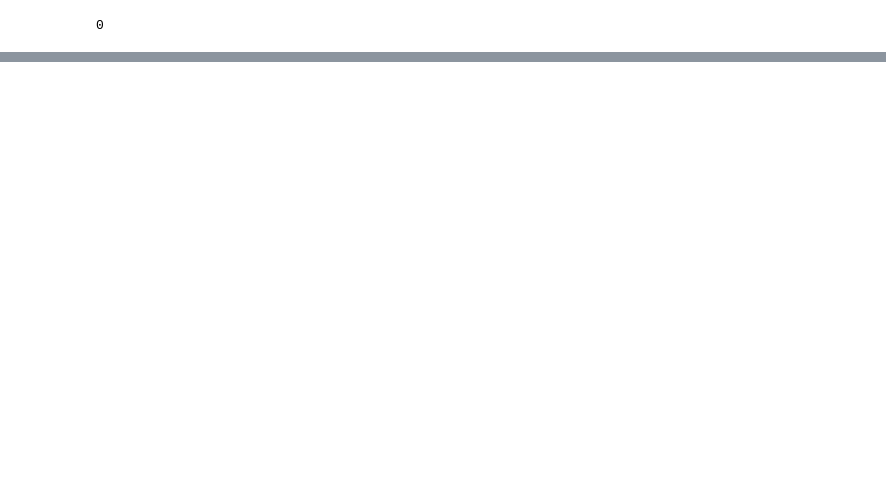
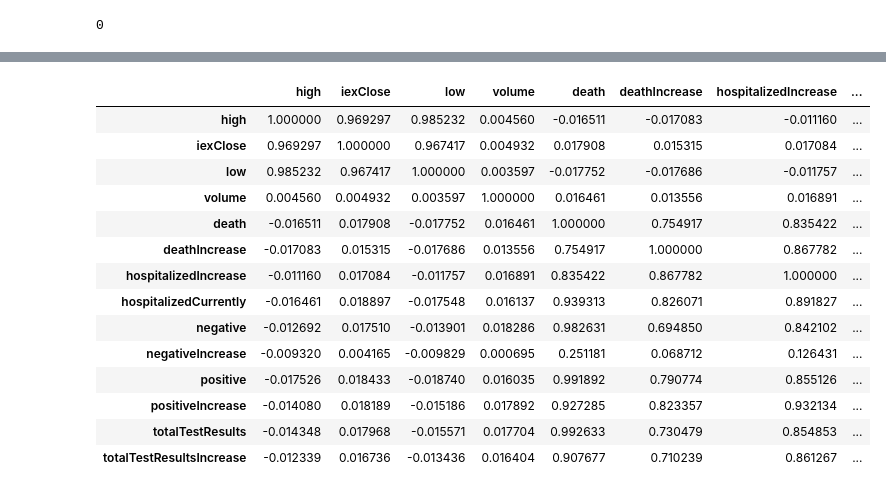
Before and after one commit to joeapodaca/apestogetherstrong, a Jupyter notebook: MergedDataDropNulls.ipynb, the cells around one changed output, grey strips where cells are left out. Saved outputs shown, nothing was run; the diff lists cells and outputs as text; code cells hidden in the pictures; blank space fills up the shorter version.

```diff
--- a/MergedDataDropNulls.ipynb
+++ b/MergedDataDropNulls.ipynb
@@ -153,0 +292,2 @@ list(data_df['symbol'].unique())
+# %%
+data_df = data_df.drop(columns = ['open'])
@@ -153,0 +320,20 @@ list(data_df['symbol'].unique())
+# %%
+objects_removed = data_df.drop(columns = ['symbol','date','industry','sector'])
+# %%
+objects_removed.corr()
+# %% [output]
+|  | high | iexClose | low | volume | death | deathIncrease | hospitalizedIncrease | ... |
+| high | 1.000000 | 0.969297 | 0.985232 | 0.004560 | -0.016511 | -0.017083 | -0.011160 | ... |
+| iexClose | 0.969297 | 1.000000 | 0.967417 | 0.004932 | 0.017908 | 0.015315 | 0.017084 | ... |
+| low | 0.985232 | 0.967417 | 1.000000 | 0.003597 | -0.017752 | -0.017686 | -0.011757 | ... |
+| volume | 0.004560 | 0.004932 | 0.003597 | 1.000000 | 0.016461 | 0.013556 | 0.016891 | ... |
+| death | -0.016511 | 0.017908 | -0.017752 | 0.016461 | 1.000000 | 0.754917 | 0.835422 | ... |
+| deathIncrease | -0.017083 | 0.015315 | -0.017686 | 0.013556 | 0.754917 | 1.000000 | 0.867782 | ... |
+| hospitalizedIncrease | -0.011160 | 0.017084 | -0.011757 | 0.016891 | 0.835422 | 0.867782 | 1.000000 | ... |
+| hospitalizedCurrently | -0.016461 | 0.018897 | -0.017548 | 0.016137 | 0.939313 | 0.826071 | 0.891827 | ... |
+| negative | -0.012692 | 0.017510 | -0.013901 | 0.018286 | 0.982631 | 0.694850 | 0.842102 | ... |
+| negativeIncrease | -0.009320 | 0.004165 | -0.009829 | 0.000695 | 0.251181 | 0.068712 | 0.126431 | ... |
+| positive | -0.017526 | 0.018433 | -0.018740 | 0.016035 | 0.991892 | 0.790774 | 0.855126 | ... |
+| positiveIncrease | -0.014080 | 0.018189 | -0.015186 | 0.017892 | 0.927285 | 0.823357 | 0.932134 | ... |
+| totalTestResults | -0.014348 | 0.017968 | -0.015571 | 0.017704 | 0.992633 | 0.730479 | 0.854853 | ... |
+| totalTestResultsIncrease | -0.012339 | 0.016736 | -0.013436 | 0.016404 | 0.907677 | 0.710239 | 0.861267 | ... |
```
Also changed, not shown: parts of 32 cells of this notebook, 1 other file.
